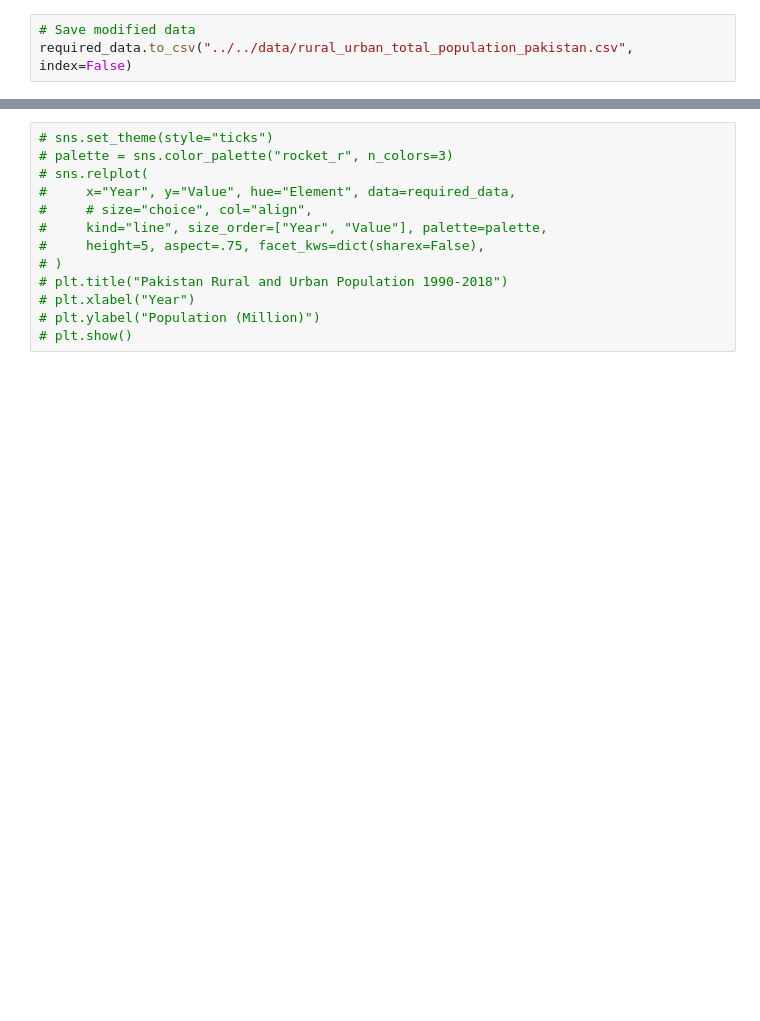
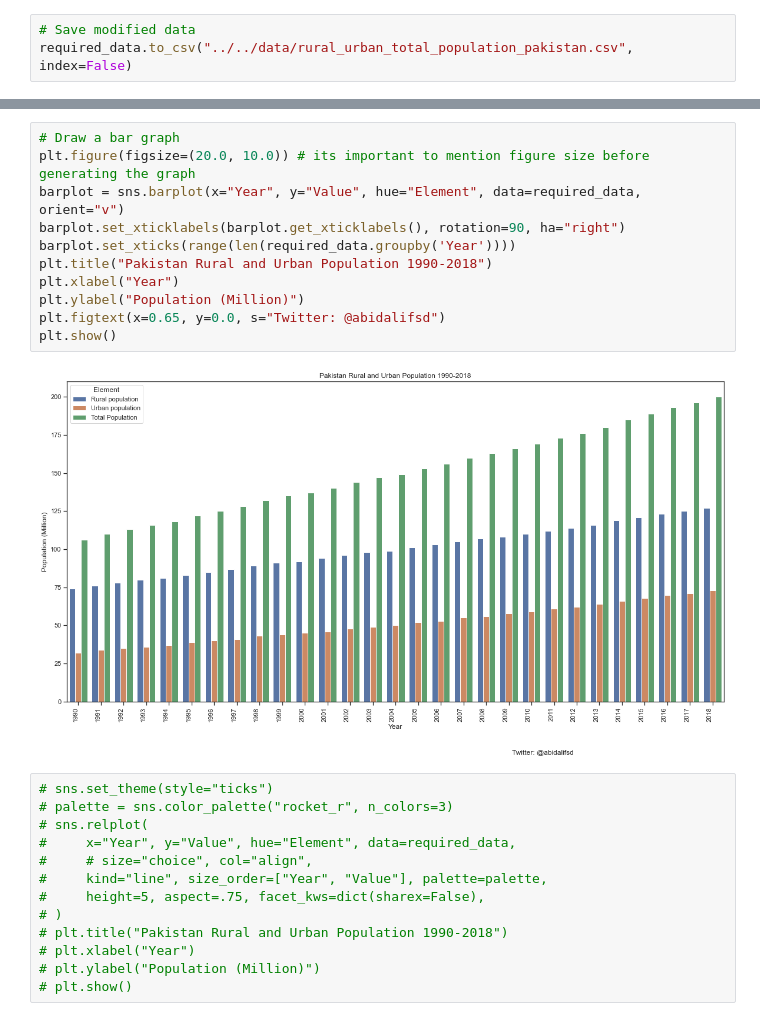
Before and after one commit to abid-2362/python-ka-chilla, a Jupyter notebook: sessions/29/29_rural_urban.ipynb, the cells around one changed output, grey strips where cells are left out. Saved outputs shown, nothing was run; the diff lists cells and outputs as text; blank space fills up the shorter version.

```diff
--- a/sessions/29/29_rural_urban.ipynb
+++ b/sessions/29/29_rural_urban.ipynb
@@ -149,3 +151,16 @@ plt.show()
+# %%
+# Draw a bar graph
+plt.figure(figsize=(20.0, 10.0)) # its important to mention figure size before generating the graph
+barplot = sns.barplot(x="Year", y="Value", hue="Element", data=required_data, orient="v")
+barplot.set_xticklabels(barplot.get_xticklabels(), rotation=90, ha="right")
+barplot.set_xticks(range(len(required_data.groupby('Year'))))
+plt.title("Pakistan Rural and Urban Population 1990-2018")
+plt.xlabel("Year")
+plt.ylabel("Population (Million)")
+plt.figtext(x=0.65, y=0.0, s="Twitter: @abidalifsd")
+plt.show()
+# %% [output]
+[figure, added]
 # %%
 # sns.set_theme(style="ticks")
 # palette = sns.color_palette("rocket_r", n_colors=3)
```
Also changed, not shown: parts of 1 cell of this notebook, 1 other file.
